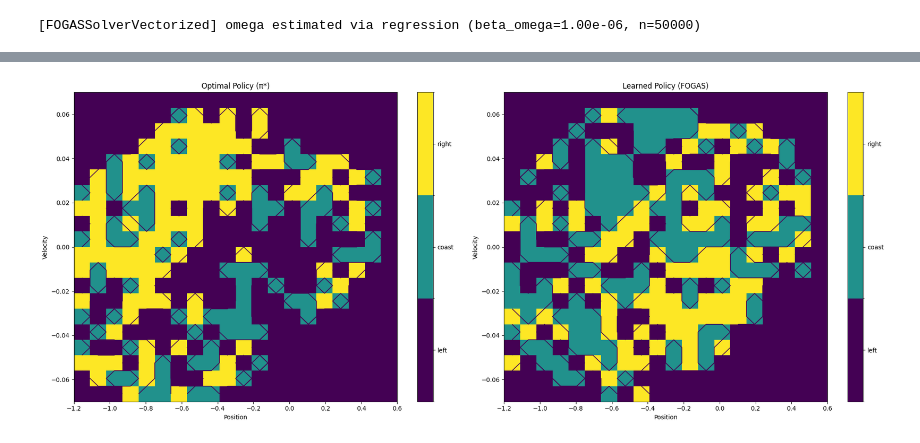
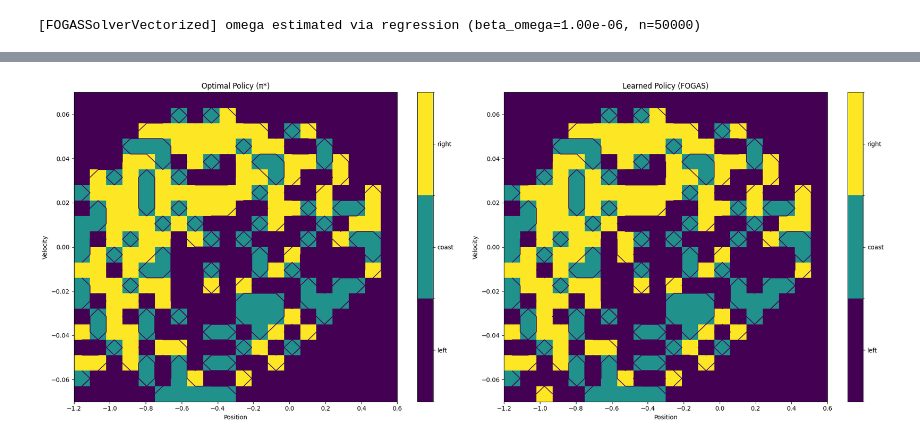
Before and after one commit to maaurod/FOGAS, a Jupyter notebook: testing_vectorized/MountainCar_discretization.ipynb, the cells around one changed output, grey strips where cells are left out. Drawn from its saved outputs; the diff is of its cells as text; code cells hidden in the pictures.

```diff
--- a/testing_vectorized/MountainCar_discretization.ipynb
+++ b/testing_vectorized/MountainCar_discretization.ipynb
@@ -640,7 +642,7 @@ mdp = PolicySolver(
     actions=actions,
     phi=phi,
     reward_fn=reward_fn,
-    gamma=GAMMA,
+    gamma=GAMMA ** 5,
     x0=INITIAL_STATE_ID,
     P=P_flat,
     terminal_states={GOAL_STATE_ID},
@@ -665,7 +667,7 @@ Initial state greedy action: left
 def run_q_learning(
     episodes=5000,
     alpha=0.9,
-    gamma=0.9,
+    gamma=0.99,
     epsilon_start=1.0,
     render=False,
     seed=44,
@@ -1238,7 +1229,7 @@ Unvisited states: 111
 # Note: Ensure mdp is already defined (as seen in cell 13 of your notebook)
 solver = FOGASSolverVectorized(
     mdp=mdp,
-    csv_path=str(DATASET_PATH),
+    csv_path=DATASET_PATH,
     device=device,
     beta=1e-6,
     seed=seed
@@ -1256,3 +1247,12 @@ optimizer = FOGASHyperOptimizer(
 )
 # %% [output]
 [FOGASSolverVectorized] omega estimated via regression (beta_omega=1.00e-06, n=50000)
+# %%
+# 1. Run the solver with your specific parameters
+solver.run(
+    alpha=0.001,
+    eta=0.00002,
+    rho=0.5,
+    tqdm_print=True,
+    T=20000
+)
@@ -1259,42 +1268,42 @@ optimizer = FOGASHyperOptimizer(
 # %%
-# 1. Run the solver with your specific parameters
-solver.run(
-    alpha=0.001,
-    eta=0.0002,
-    rho=0.5,
-    tqdm_print=True,
-    T=50000
-)
+pi_solver = torch.as_tensor(solver.pi, dtype=torch.float64).reshape(N_STATES, N_ACTIONS).detach().cpu()
+pi_ql = torch.as_tensor(pi_matrix_ql, dtype=torch.float64).reshape(N_STATES, N_ACTIONS).detach().cpu()
+
+solver_argmax = torch.argmax(pi_solver, dim=1)
+solver_argmin = torch.argmin(pi_solver, dim=1)   # leftmost if tie
+ql_argmax = torch.argmax(pi_ql, dim=1)
+
+diff_mask = solver_argmax != ql_argmax
+diff_mask[GOAL_STATE_ID] = False   # optional
+
+pi_solver_greedy = pi_solver.clone()
+pi_solver_greedy[diff_mask] = 0.0
+diff_states = torch.where(diff_mask)[0]
+pi_solver_greedy[diff_states, solver_argmin[diff_states]] = 1.0
 
 # 1. Create a side-by-side figure
 fig, axes = plt.subplots(1, 2, figsize=(20, 8))
 
 # 2. Plot the Optimal Policy on the first axis
 plot_policy(
     pi_matrix_ql,
     N_STATES, N_ACTIONS, STATE_BINS, BIN_CENTERS, BIN_EDGES,
     state_id_to_multi_bin,
     CORE_STATE_COUNT=int(np.prod(STATE_BINS)),
     title="Optimal Policy (π*)",
     ax=axes[0]
 )
 
-# From learned Q-table -> greedy deterministic policy matrix
-greedy_fogas = torch.argmax(solver.pi, dim=1)
-
-fogas_policy = torch.zeros((N_STATES, N_ACTIONS), dtype=torch.float64)
-fogas_policy[torch.arange(N_STATES), greedy_fogas] = 1.0
-
 plot_policy(
-    fogas_policy,
+    pi_solver_greedy,
     N_STATES, N_ACTIONS, STATE_BINS, BIN_CENTERS, BIN_EDGES,
     state_id_to_multi_bin,
     CORE_STATE_COUNT=int(np.prod(STATE_BINS)),
     title=f"Learned Policy (FOGAS)",
     ax=axes[1]
 )
 
 plt.tight_layout()
 plt.show()
 # %% [output]
-[figure, old version]
+[figure, new version]
```
Also changed, not shown: parts of 15 cells of this notebook, 4 other files.
